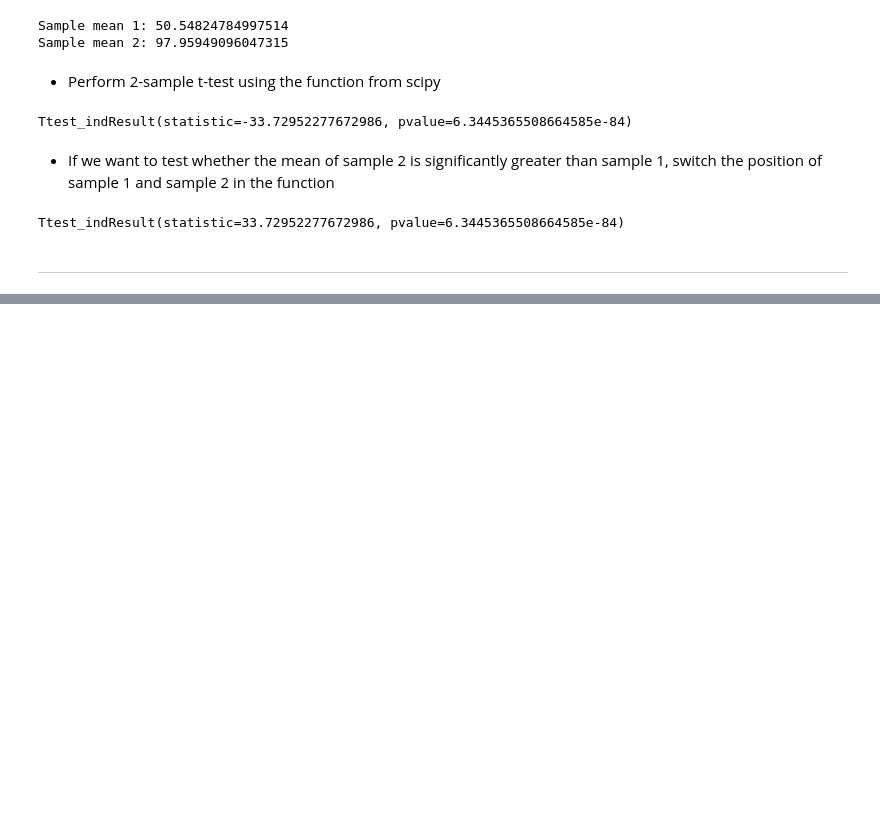
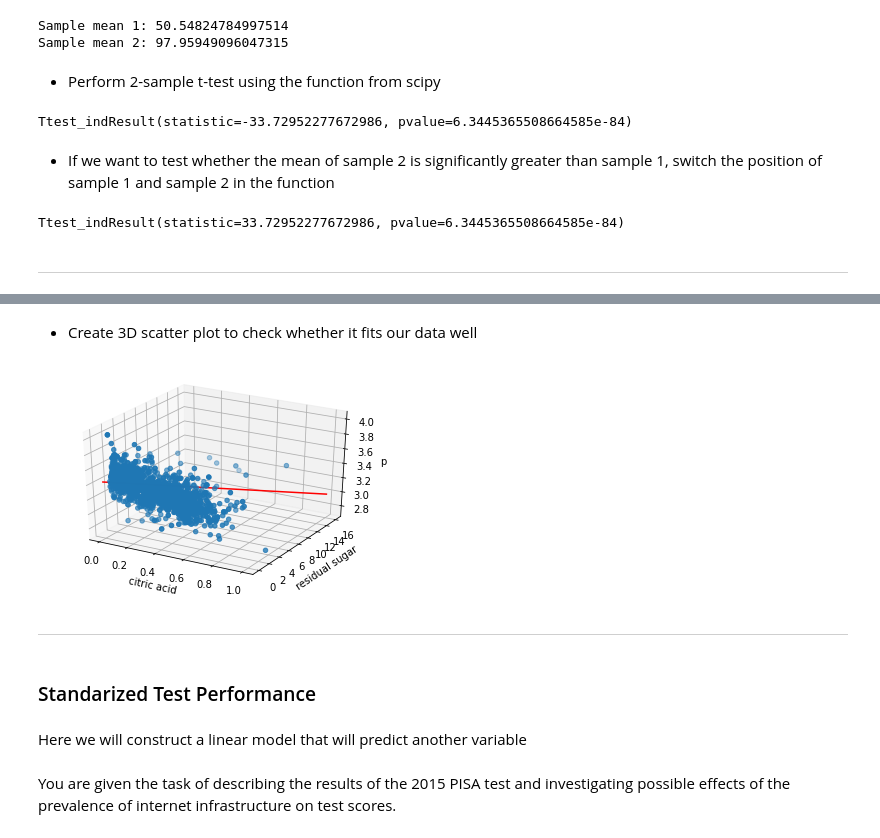
Before and after one commit to samyon7/Statistics-Python, a Jupyter notebook: Work_9/work_9-1.ipynb, the cells around one changed output, grey strips where cells are left out. Cells and saved outputs as stored; diff of their text form; code cells hidden in the pictures; blank space fills up the shorter version.

```diff
--- a/Work_9/work_9-1.ipynb
+++ b/Work_9/work_9-1.ipynb
@@ -486,0 +524,34 @@ Ttest_indResult(statistic=33.72952277672986, pvalue=6.3445365508664585e-84)
+# %%
+data2 = data[['pH','citric acid','residual sugar']]
+
+y = data2['pH']
+x = data2[['citric acid', 'residual sugar']]
+
+model = lm.LinearRegression()
+model.fit(x,y)
+y_pred = model.predict(x)
+# %% [markdown]
+- Create 3D scatter plot to check whether it fits our data well
+# %%
+threedee = plt.figure().gca(projection='3d')
+threedee.scatter(data2['citric acid'],data2['residual sugar'],data2['pH'])
+threedee.set_xlabel('citric acid')
+threedee.set_ylabel('residual sugar')
+threedee.set_zlabel('pH')
+
+xline = np.linspace(0,1,100)
+yline = np.linspace(0,16,100)
+zline = xline*(-0.429) + yline*(-0.000877) + 3.430
+
+threedee.plot3D(xline, yline, zline, 'red')
+plt.show()
+# %% [output]
+[figure, added]
+# %% [markdown]
+---
+# %% [markdown]
+### Standarized Test Performance
+# %% [markdown]
+Here we will construct a linear model that will predict another variable
+# %% [markdown]
+You are given the task of describing the results of the 2015 PISA test and investigating possible effects of the prevalence of internet infrastructure on test scores.
```
Also changed, not shown: parts of 23 cells of this notebook.
